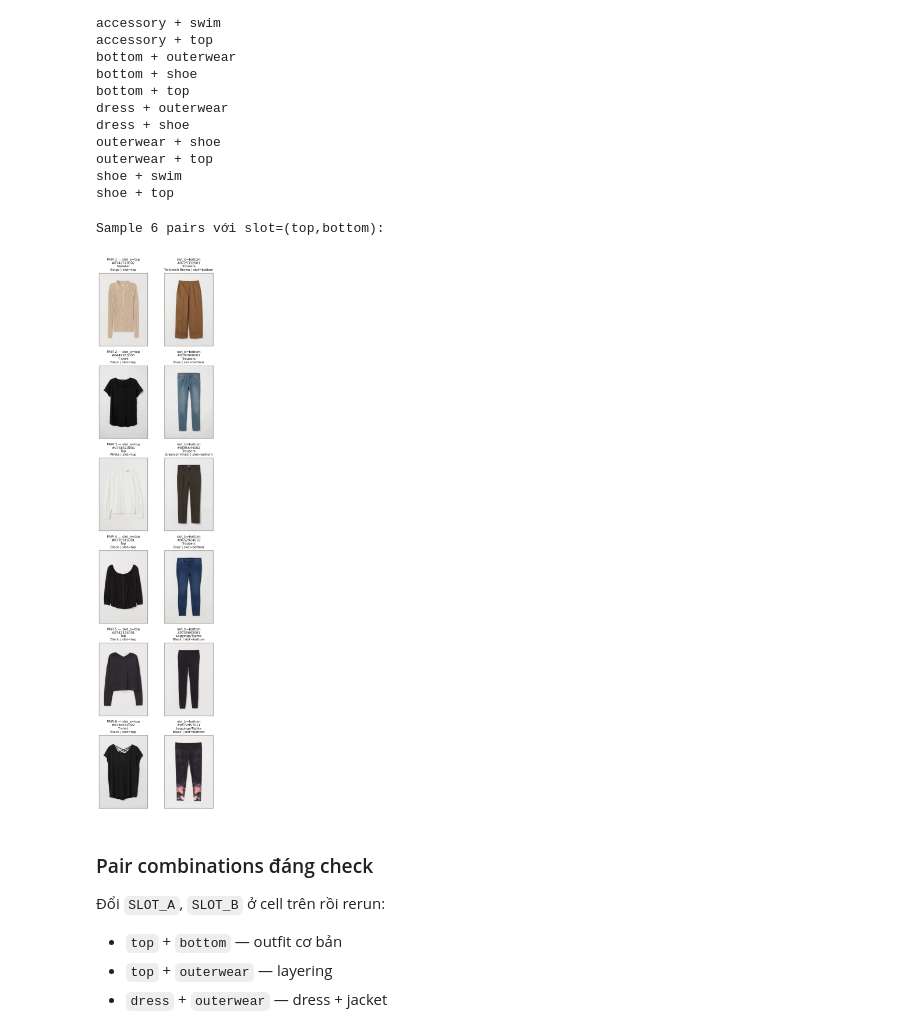
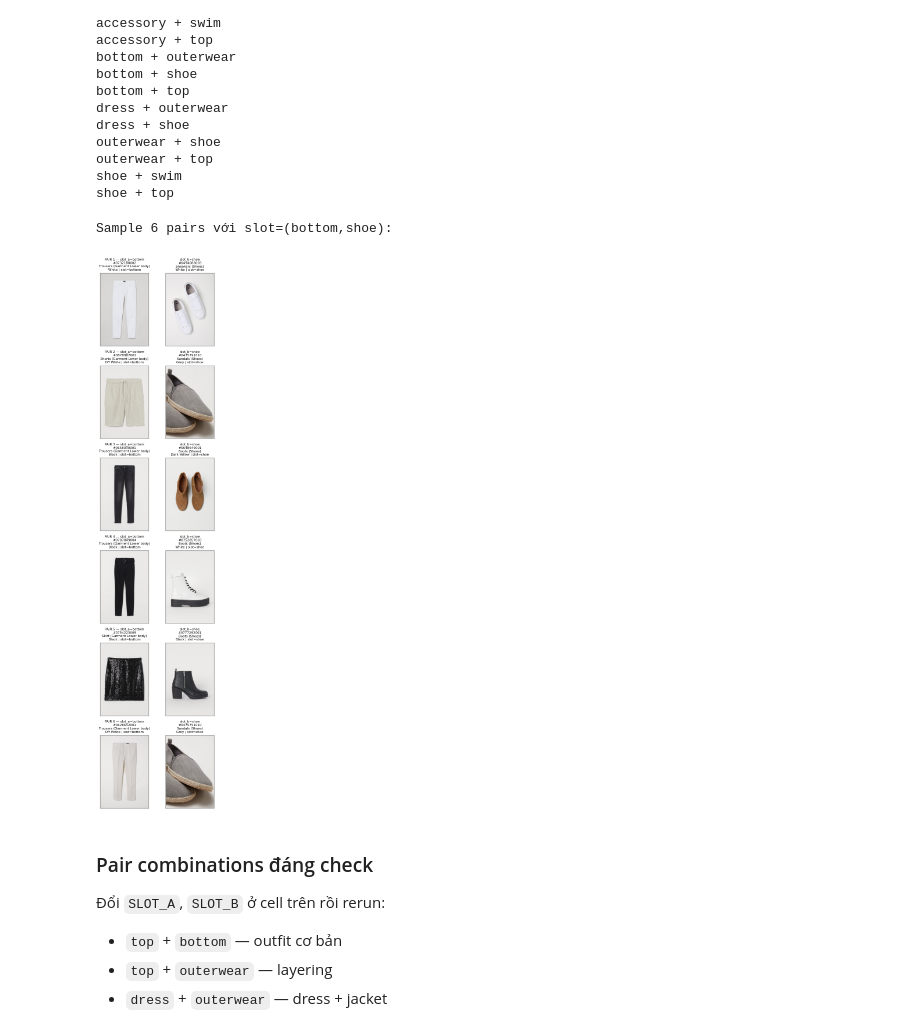
Before and after one commit to MustelaFerret/mRAG-FashionStyling-LLMChatbot, a Jupyter notebook: EDA/validate_slot_mapping.ipynb, the cells around one changed output. Cells and saved outputs as stored; diff of their text form; code cells hidden in the pictures.

```diff
--- a/EDA/validate_slot_mapping.ipynb
+++ b/EDA/validate_slot_mapping.ipynb
@@ -33,20 +33,44 @@ from PIL import Image
 
 from src.backend.core.config import settings
 from src.backend.services.catalog import FashionCatalog
-from src.scripts.outfit_slots import PT_TO_SLOT, PG_TO_SLOT, ALLOWED_SLOT_PAIRS, get_slot, slot_pair_allowed
+from src.scripts.outfit_slots import PT_TO_SLOT, PG_TO_SLOT, GG_TO_SLOT, ALLOWED_SLOT_PAIRS, get_slot, slot_pair_allowed
 
 catalog = FashionCatalog(settings.meta_file, settings.graph_file, settings.image_dir)
 
-meta_df = pd.read_csv(settings.meta_file, usecols=["article_id", "product_type_name", "product_group_name", "colour_group_name", "fit", "section_name"], dtype=str)
+meta_df = pd.read_csv(
+    settings.meta_file,
+    usecols=[
+        "article_id",
+        "product_type_name",
+        "product_group_name",
+        "garment_group_name",
+        "prod_name",
+        "section_name",
+        "department_name",
+        "colour_group_name",
+        "fit",
+    ],
+    dtype=str,
+)
 meta_df["article_id"] = meta_df["article_id"].str.zfill(10)
 meta_df = meta_df.fillna("")
-meta_df["slot"] = meta_df.apply(lambda r: get_slot(r["product_type_name"], r["product_group_name"]), axis=1)
+meta_df["slot"] = meta_df.apply(
+    lambda r: get_slot(
+        r["product_type_name"],
+        r["product_group_name"],
+        r["garment_group_name"],
+        r["prod_name"],
+        r["section_name"],
+        r["department_name"],
+    ),
+    axis=1,
+)
 
 print(f"meta articles: {len(meta_df):,}")
 print(f"graph nodes:   {len(catalog.graph_adj):,}")
-print(f"PT_TO_SLOT entries: {len(PT_TO_SLOT)}, PG_TO_SLOT entries: {len(PG_TO_SLOT)}")
+print(f"PT_TO_SLOT entries: {len(PT_TO_SLOT)}, PG_TO_SLOT entries: {len(PG_TO_SLOT)}, GG_TO_SLOT entries: {len(GG_TO_SLOT)}")
 print()
-print("Items per slot (sau PG fallback cho PT=Unknown):")
+print("Items per slot (sau 4-tier fallback PT/PG/GG/prod_name+section+dept):")
 print(meta_df["slot"].value_counts().to_string())
 # %% [output]
 meta articles: 70,197
@@ -273,15 +297,15 @@ outerwear + top
 shoe + swim
 shoe + top
 # %%
-SLOT_A = "top"
-SLOT_B = "bottom"
+SLOT_A = "bottom"
+SLOT_B = "shoe"
 N_PAIRS = 6
 SEED = None
 
 inspector.sample_slot_pair(SLOT_A, SLOT_B, n_pairs=N_PAIRS, seed=SEED)
 # %% [output]
-Sample 6 pairs với slot=(top,bottom):
+Sample 6 pairs với slot=(bottom,shoe):
-[figure, old version]
+[figure, new version]
 # %% [markdown]
 ### Pair combinations đáng check
 
```
Also changed, not shown: parts of 3 cells of this notebook, 6 other files.
